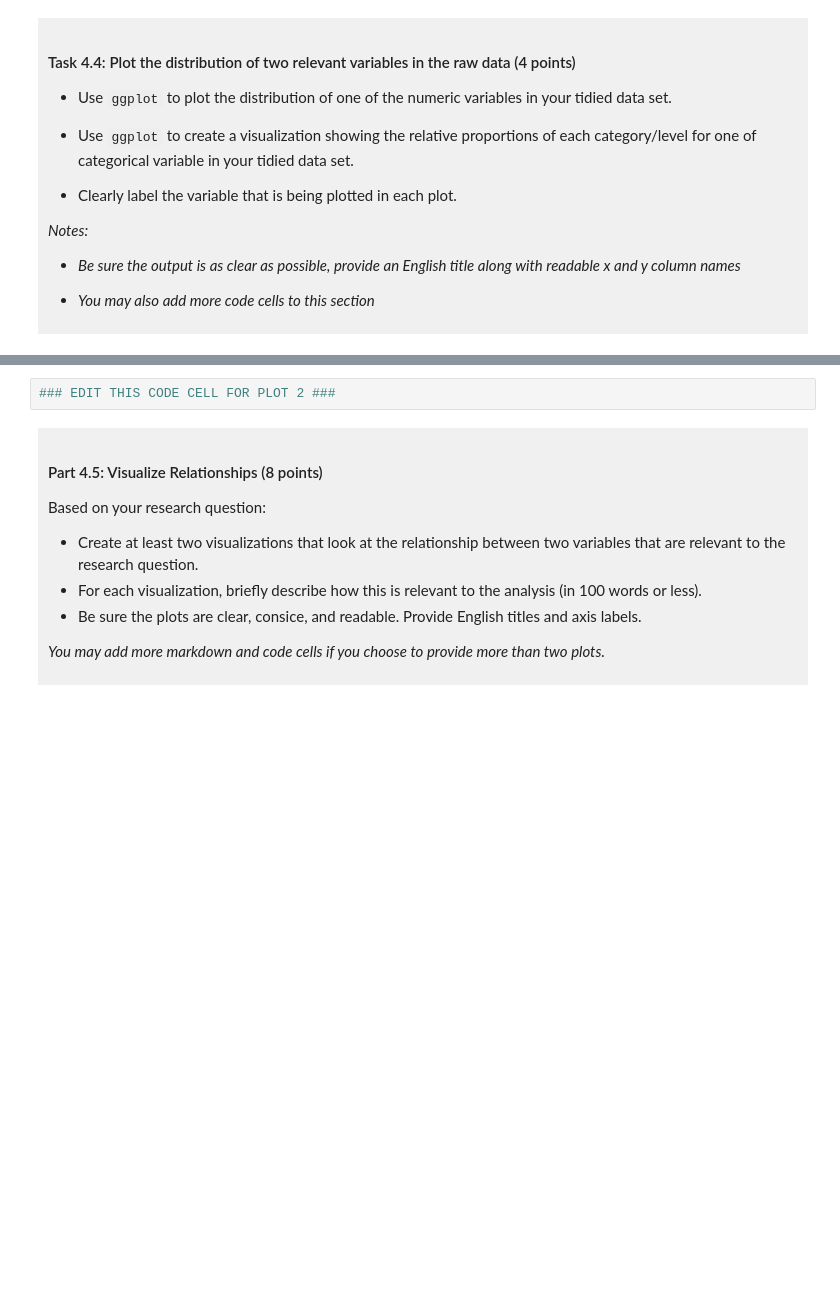
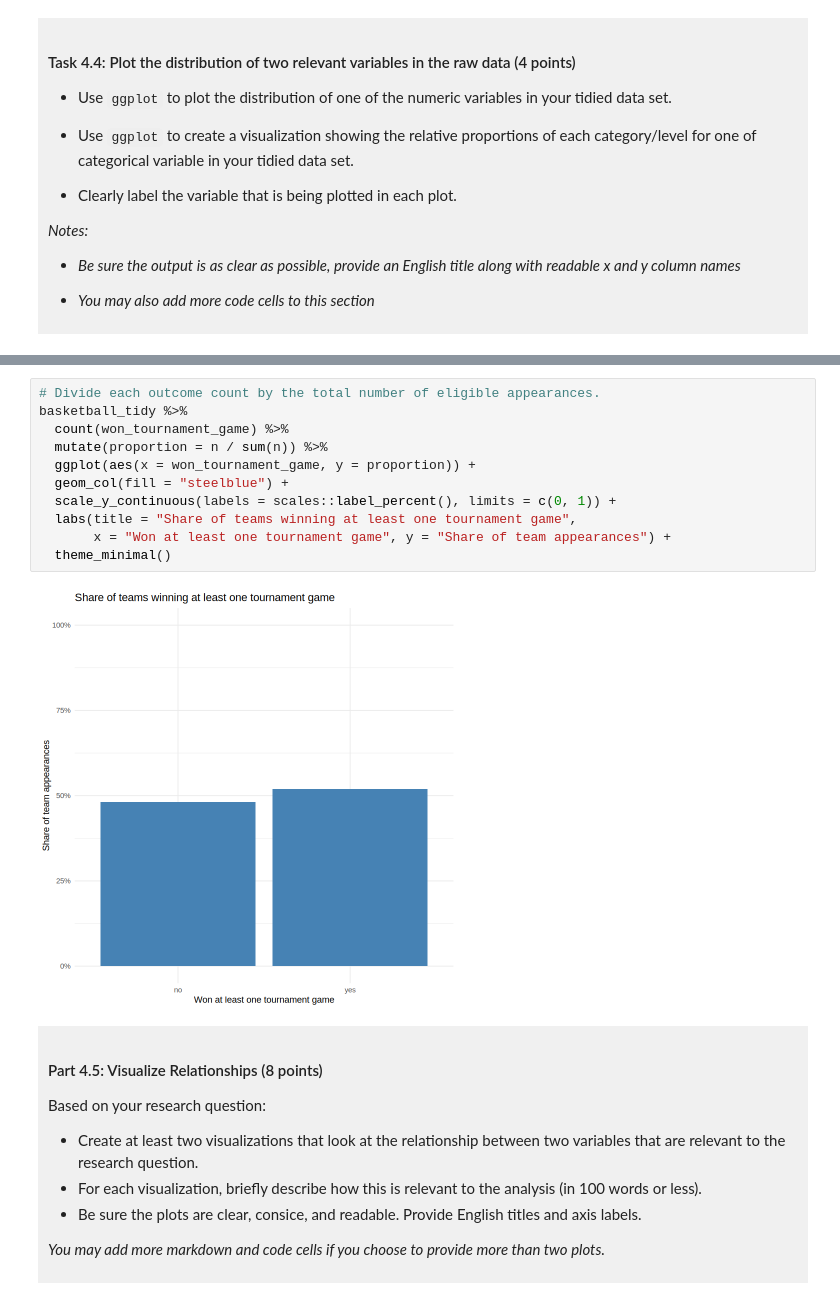
Before and after one commit to howard-zhou0214/dsci-100-womens-basketball, a Jupyter notebook: dsci-100-project-notebook.ipynb, the cells around one changed output, grey strips where cells are left out. Saved outputs shown, nothing was run; the diff lists cells and outputs as text; blank space fills up the shorter version.

```diff
--- a/dsci-100-project-notebook.ipynb
+++ b/dsci-100-project-notebook.ipynb
@@ -261,5 +372,16 @@ You will refine your research question (if needed) and produce a tidy data set.
 # %%
-### EDIT THIS CODE CELL FOR PLOT 2 ###
+# Divide each outcome count by the total number of eligible appearances.
+basketball_tidy %>%
+  count(won_tournament_game) %>%
+  mutate(proportion = n / sum(n)) %>%
+  ggplot(aes(x = won_tournament_game, y = proportion)) +
+  geom_col(fill = "steelblue") +
+  scale_y_continuous(labels = scales::label_percent(), limits = c(0, 1)) +
+  labs(title = "Share of teams winning at least one tournament game",
+       x = "Won at least one tournament game", y = "Share of team appearances") +
+  theme_minimal()
+# %% [output]
+[figure, added]
 # %% [markdown]
 <div style="background-color: #f0f0f0; padding: 10px;">
 
```
Also changed, not shown: parts of 16 cells of this notebook.
